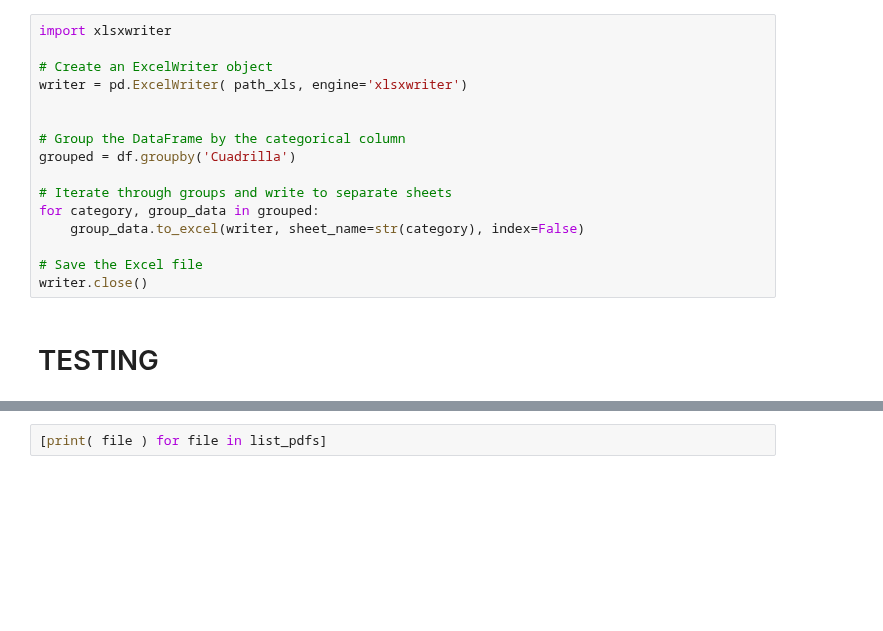
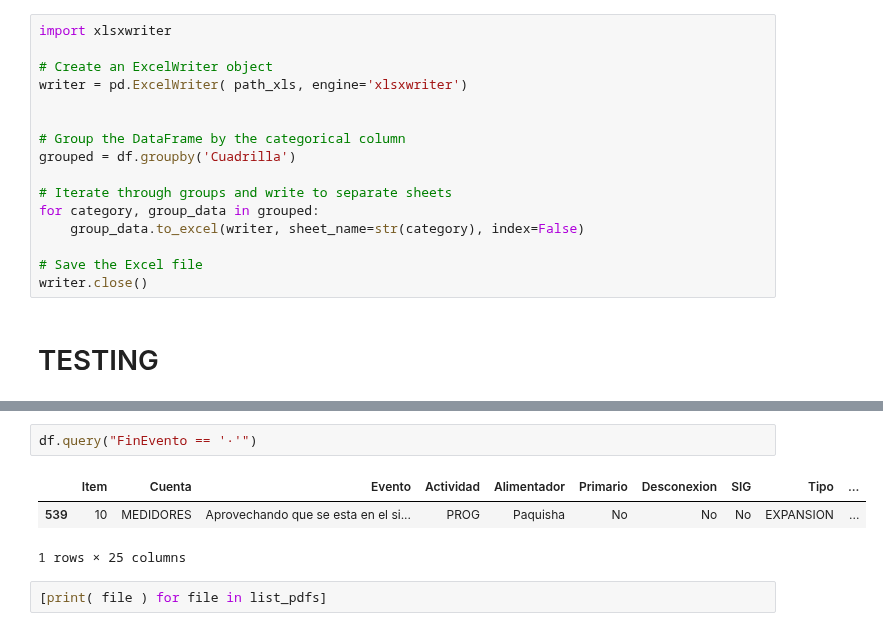
Before and after one commit to ernestopalacios/ordenes_de_trabajo, a Jupyter notebook: Test_GestionOT.ipynb, the cells around one changed output, grey strips where cells are left out. Cells and saved outputs as stored; diff of their text form; blank space fills up the shorter version.

```diff
--- a/Test_GestionOT.ipynb
+++ b/Test_GestionOT.ipynb
@@ -234,3 +241,9 @@ df_total[1][['Item','Cuenta','Evento',     'Responsable', 'Colaboradores',  ]]
+# %%
+df.query("FinEvento == '·'")
+# %% [output]
+|  | Item | Cuenta | Evento | Actividad | Alimentador | Primario | Desconexion | SIG | Tipo | ... |
+| 539 | 10 | MEDIDORES | Aprovechando que se esta en el si... | PROG | Paquisha | No | No | No | EXPANSION | ... |
+1 rows × 25 columns
 # %%
 [print( file ) for file in list_pdfs]
 # %%
```
Also changed, not shown: parts of 11 cells of this notebook, 11 other files.
